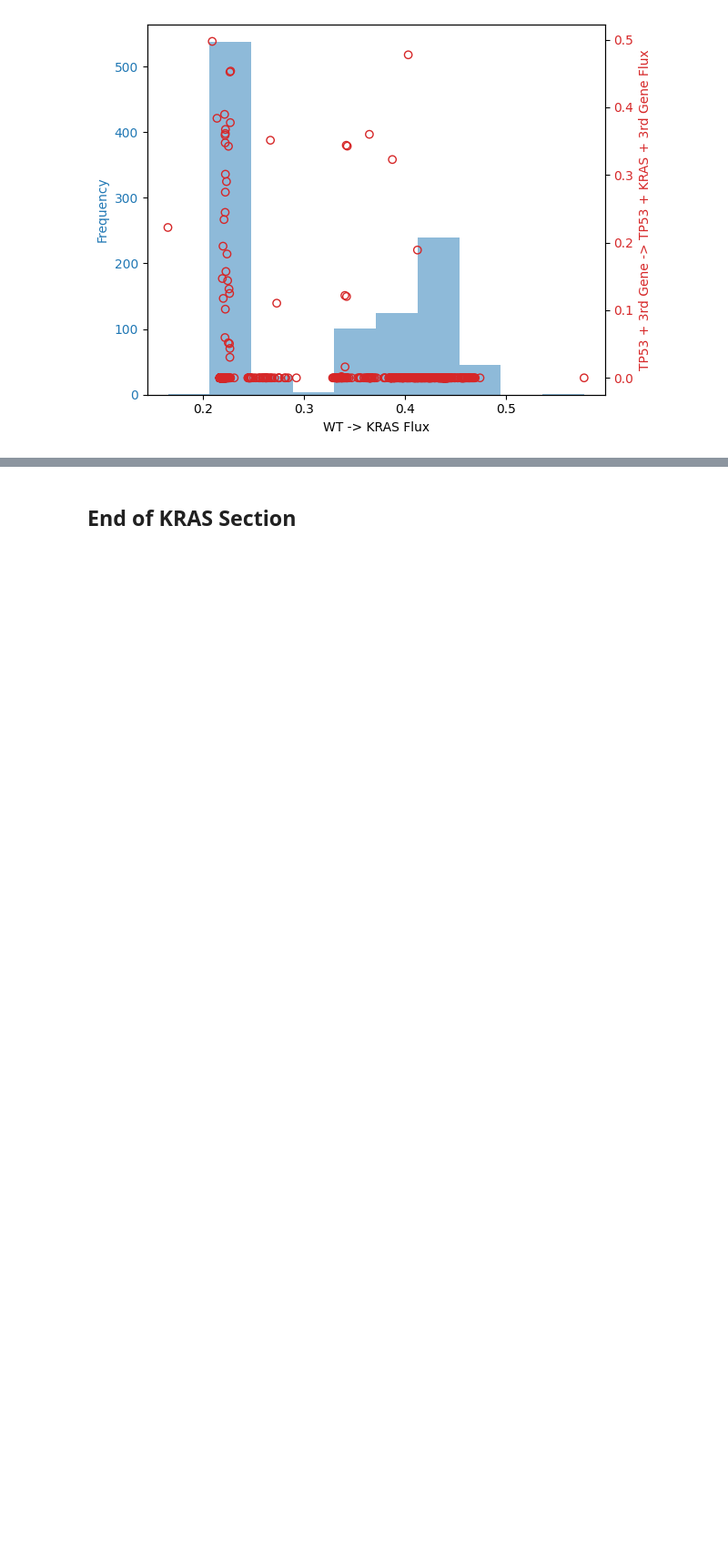
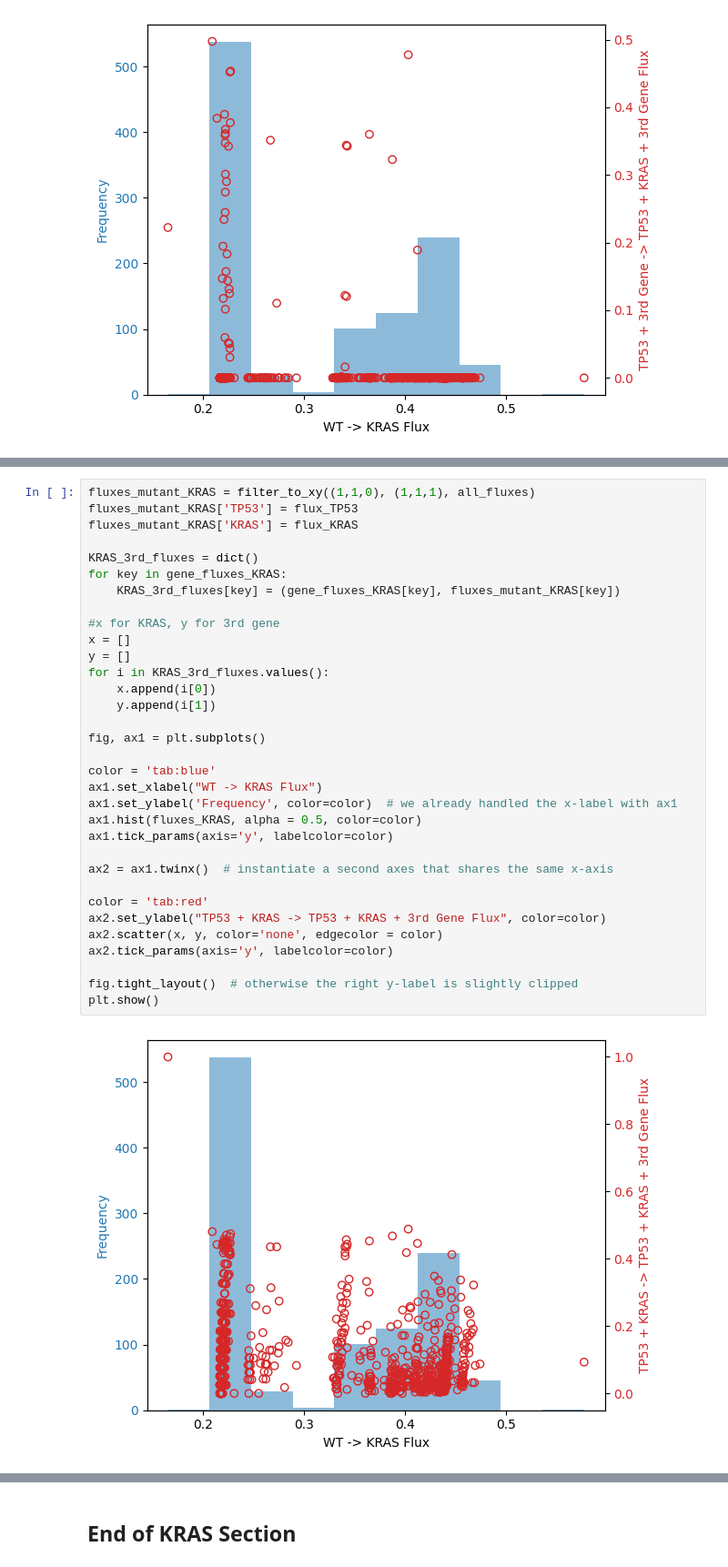
Before and after one commit to Townsend-Lab-Yale/lung-smoking, a Jupyter notebook: code/Flux_Differences.ipynb, the cells around one changed output, grey strips where cells are left out. Shown at 91% size. Cells and saved outputs as stored; diff of their text form; blank space fills up the shorter version.

```diff
--- a/code/Flux_Differences.ipynb
+++ b/code/Flux_Differences.ipynb
@@ -327,0 +354,35 @@ plt.show()
+# %%
+fluxes_mutant_KRAS = filter_to_xy((1,1,0), (1,1,1), all_fluxes)
+fluxes_mutant_KRAS['TP53'] = flux_TP53
+fluxes_mutant_KRAS['KRAS'] = flux_KRAS
+
+KRAS_3rd_fluxes = dict()
+for key in gene_fluxes_KRAS:
+    KRAS_3rd_fluxes[key] = (gene_fluxes_KRAS[key], fluxes_mutant_KRAS[key])
+
+#x for KRAS, y for 3rd gene
+x = []
+y = []
+for i in KRAS_3rd_fluxes.values():
+    x.append(i[0])
+    y.append(i[1])
+
+fig, ax1 = plt.subplots()
+
+color = 'tab:blue'
+ax1.set_xlabel("WT -> KRAS Flux")
+ax1.set_ylabel('Frequency', color=color)  # we already handled the x-label with ax1
+ax1.hist(fluxes_KRAS, alpha = 0.5, color=color)
+ax1.tick_params(axis='y', labelcolor=color)
+
+ax2 = ax1.twinx()  # instantiate a second axes that shares the same x-axis
+
+color = 'tab:red'
+ax2.set_ylabel("TP53 + KRAS -> TP53 + KRAS + 3rd Gene Flux", color=color)
+ax2.scatter(x, y, color='none', edgecolor = color)
+ax2.tick_params(axis='y', labelcolor=color)
+
+fig.tight_layout()  # otherwise the right y-label is slightly clipped
+plt.show()
+# %% [output]
+[figure, added]
```
Also changed, not shown: parts of 33 cells of this notebook, 1 other file.
